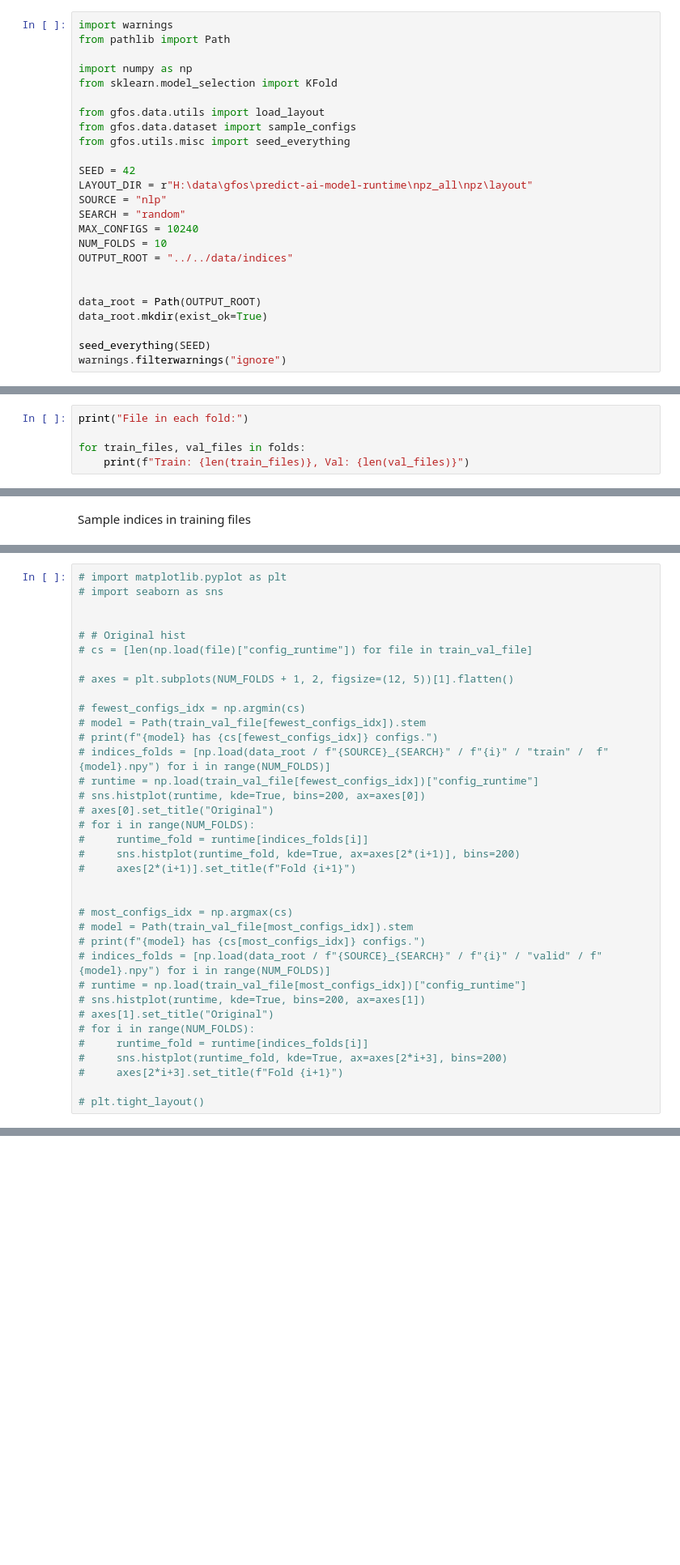
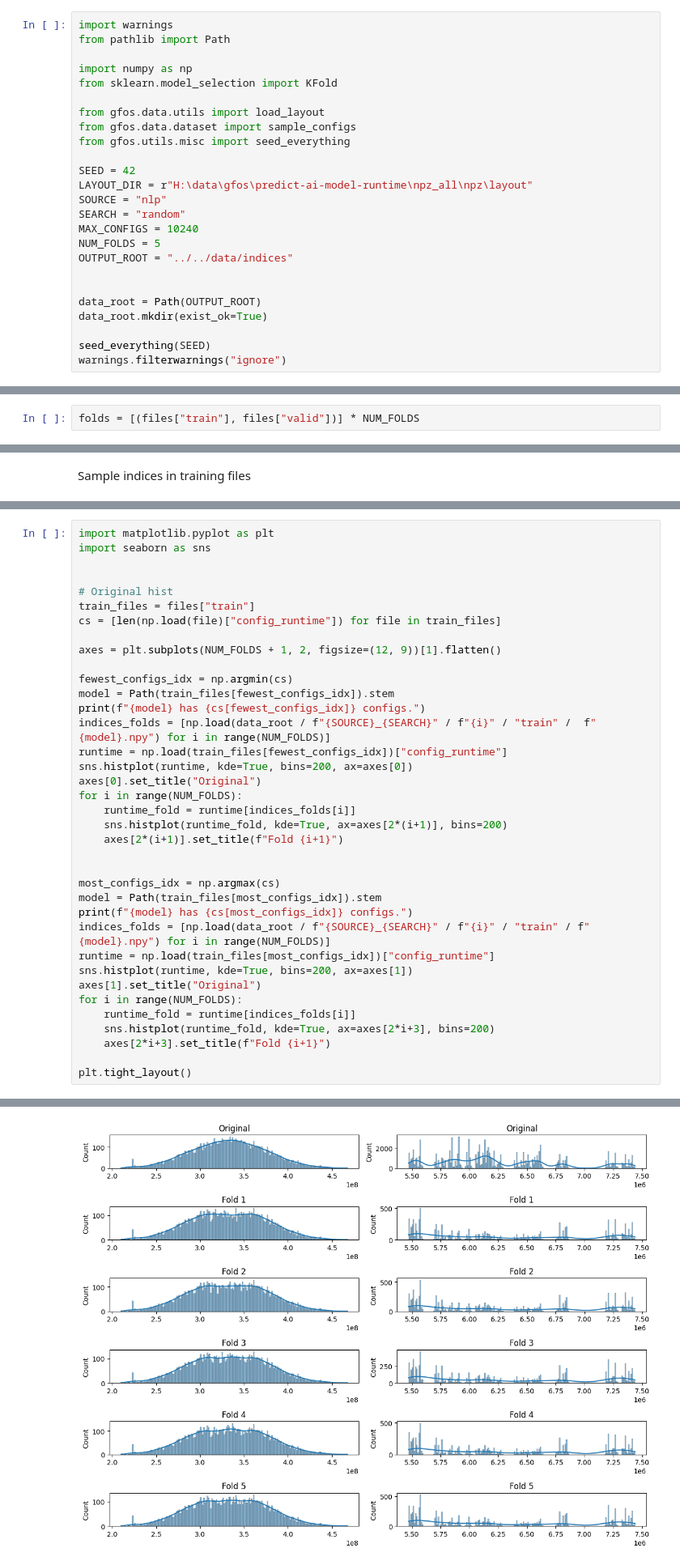
Before and after one commit to edenni/gfos, a Jupyter notebook: notebooks/data/create_fold.ipynb, the cells around one changed output, grey strips where cells are left out. Shown: that part at 81% size. Drawn from its saved outputs; the diff is of its cells as text; blank space fills up the shorter version.

```diff
--- a/notebooks/data/create_fold.ipynb
+++ b/notebooks/data/create_fold.ipynb
@@ -14,7 +14,7 @@ LAYOUT_DIR = r"H:\data\gfos\predict-ai-model-runtime\npz_all\npz\layout"
 SOURCE = "nlp"
 SEARCH = "random"
 MAX_CONFIGS = 10240
-NUM_FOLDS = 10
+NUM_FOLDS = 5
 OUTPUT_ROOT = "../../data/indices"
 
 
@@ -36 +38,3 @@ Most configs: 100040
+# %%
+folds = [(files["train"], files["valid"])] * NUM_FOLDS
 # %% [markdown]
@@ -47,5 +54,0 @@ for train_idx, valid_idx in KFold(n_splits=NUM_FOLDS, shuffle=True, random_state
-# %%
-print("File in each fold:")
-
-for train_files, val_files in folds:
-    print(f"Train: {len(train_files)}, Val: {len(val_files)}")
@@ -118,38 +109,40 @@ for fold, (train_files, valid_files) in enumerate(folds):
         keep_indices = np.arange(len(np.load(file)["config_runtime"]))
         np.save(valid_dir / f"{Path(file).stem}.npy", keep_indices)
 # %%
-# import matplotlib.pyplot as plt
-# import seaborn as sns
+import matplotlib.pyplot as plt
+import seaborn as sns
 
 
-# # Original hist
-# cs = [len(np.load(file)["config_runtime"]) for file in train_val_file]
+# Original hist
+train_files = files["train"]
+cs = [len(np.load(file)["config_runtime"]) for file in train_files]
 
-# axes = plt.subplots(NUM_FOLDS + 1, 2, figsize=(12, 5))[1].flatten()
+axes = plt.subplots(NUM_FOLDS + 1, 2, figsize=(12, 9))[1].flatten()
 
-# fewest_configs_idx = np.argmin(cs)
-# model = Path(train_val_file[fewest_configs_idx]).stem
-# print(f"{model} has {cs[fewest_configs_idx]} configs.")
-# indices_folds = [np.load(data_root / f"{SOURCE}_{SEARCH}" / f"{i}" / "train" /  f"{model}.npy") for i in range(NUM_FOLDS)]
-# runtime = np.load(train_val_file[fewest_configs_idx])["config_runtime"]
-# sns.histplot(runtime, kde=True, bins=200, ax=axes[0])
-# axes[0].set_title("Original")
-# for i in range(NUM_FOLDS):
-#     runtime_fold = runtime[indices_folds[i]]
-#     sns.histplot(runtime_fold, kde=True, ax=axes[2*(i+1)], bins=200)
-#     axes[2*(i+1)].set_title(f"Fold {i+1}")
+fewest_configs_idx = np.argmin(cs)
+model = Path(train_files[fewest_configs_idx]).stem
+print(f"{model} has {cs[fewest_configs_idx]} configs.")
+indices_folds = [np.load(data_root / f"{SOURCE}_{SEARCH}" / f"{i}" / "train" /  f"{model}.npy") for i in range(NUM_FOLDS)]
+runtime = np.load(train_files[fewest_configs_idx])["config_runtime"]
+sns.histplot(runtime, kde=True, bins=200, ax=axes[0])
+axes[0].set_title("Original")
+for i in range(NUM_FOLDS):
+    runtime_fold = runtime[indices_folds[i]]
+    sns.histplot(runtime_fold, kde=True, ax=axes[2*(i+1)], bins=200)
+    axes[2*(i+1)].set_title(f"Fold {i+1}")
 
 
-# most_configs_idx = np.argmax(cs)
-# model = Path(train_val_file[most_configs_idx]).stem
-# print(f"{model} has {cs[most_configs_idx]} configs.")
-# indices_folds = [np.load(data_root / f"{SOURCE}_{SEARCH}" / f"{i}" / "valid" / f"{model}.npy") for i in range(NUM_FOLDS)]
-# runtime = np.load(train_val_file[most_configs_idx])["config_runtime"]
-# sns.histplot(runtime, kde=True, bins=200, ax=axes[1])
-# axes[1].set_title("Original")
-# for i in range(NUM_FOLDS):
-#     runtime_fold = runtime[indices_folds[i]]
-#     sns.histplot(runtime_fold, kde=True, ax=axes[2*i+3], bins=200)
-#     axes[2*i+3].set_title(f"Fold {i+1}")
+most_configs_idx = np.argmax(cs)
+model = Path(train_files[most_configs_idx]).stem
+print(f"{model} has {cs[most_configs_idx]} configs.")
+indices_folds = [np.load(data_root / f"{SOURCE}_{SEARCH}" / f"{i}" / "train" / f"{model}.npy") for i in range(NUM_FOLDS)]
+runtime = np.load(train_files[most_configs_idx])["config_runtime"]
+sns.histplot(runtime, kde=True, bins=200, ax=axes[1])
+axes[1].set_title("Original")
+for i in range(NUM_FOLDS):
+    runtime_fold = runtime[indices_folds[i]]
+    sns.histplot(runtime_fold, kde=True, ax=axes[2*i+3], bins=200)
+    axes[2*i+3].set_title(f"Fold {i+1}")
 
-# plt.tight_layout()
+plt.tight_layout()
+# %% [output]
@@ -155,0 +151 @@ for fold, (train_files, valid_files) in enumerate(folds):
+[figure, added]
```
Also changed, not shown: parts of 5 cells of this notebook, 8 other files.
